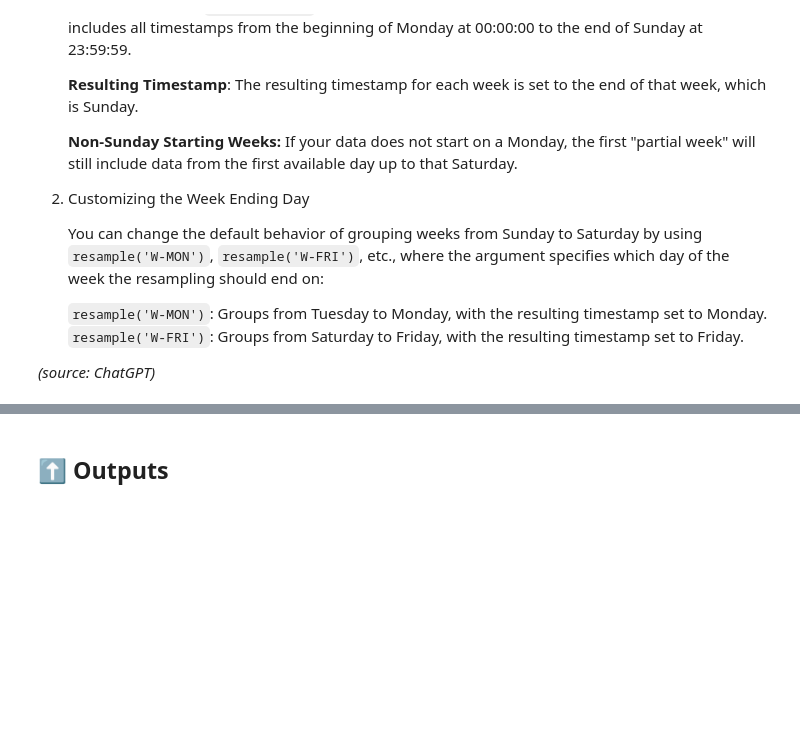
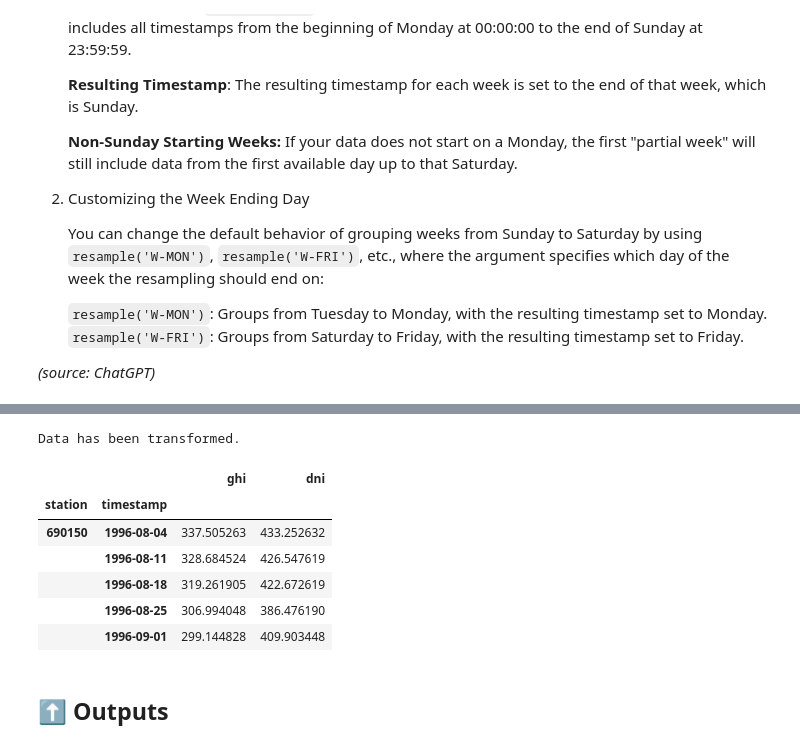
Before and after one commit to alissmat/solar, a Jupyter notebook: etl_solar.ipynb, the cells around one changed output, grey strips where cells are left out. Drawn from its saved outputs; the diff is of its cells as text; code cells hidden in the pictures; blank space fills up the shorter version.

```diff
--- a/etl_solar.ipynb
+++ b/etl_solar.ipynb
@@ -139,15 +178,24 @@ print(f"Mean '{value}' at station {station} for week ending {week_end} is: \n{df
 # %%
 def wrangle(df: pd.DataFrame):
     """
     Perform transformations on the Dataframe object. This function aggregates by station, and then
     resamples the 'ghi' and 'dni' values to a weekly mean.
     """
     output = df.groupby('station').resample('W').mean(['ghi', 'dni']).drop('station', axis=1).fillna(0)
     print('Data has been transformed.')
     return output
 
 tmy3_transform = wrangle(tmy3)
-tmy3_transform.query("station == @station")
+tmy3_transform.query("station == @station").head()
+# %% [output]
+Data has been transformed.
+|  |  | ghi | dni |
+| station | timestamp |  |  |
+| 690150 | 1996-08-04 | 337.505263 | 433.252632 |
+|  | 1996-08-11 | 328.684524 | 426.547619 |
+|  | 1996-08-18 | 319.261905 | 422.672619 |
+|  | 1996-08-25 | 306.994048 | 386.476190 |
+|  | 1996-09-01 | 299.144828 | 409.903448 |
 # %% [markdown]
 ## ⬆️ Outputs
 # %%
```
Also changed, not shown: parts of 8 cells of this notebook.
